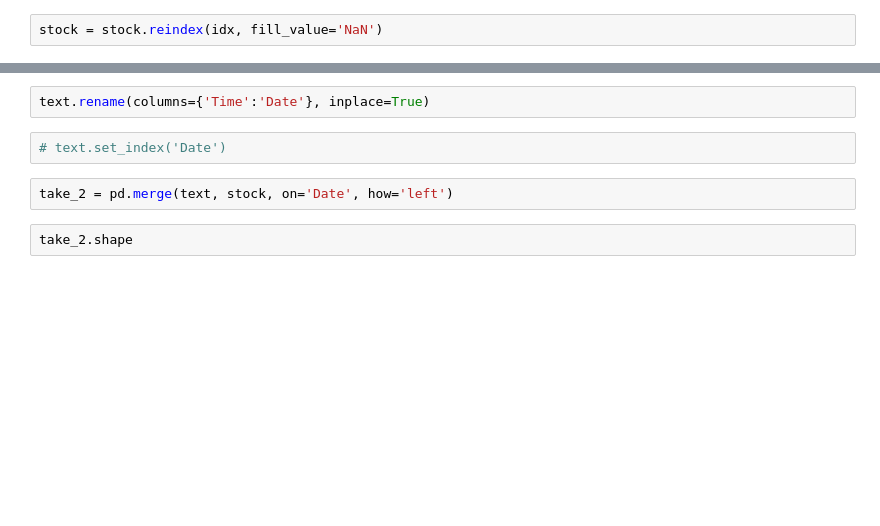
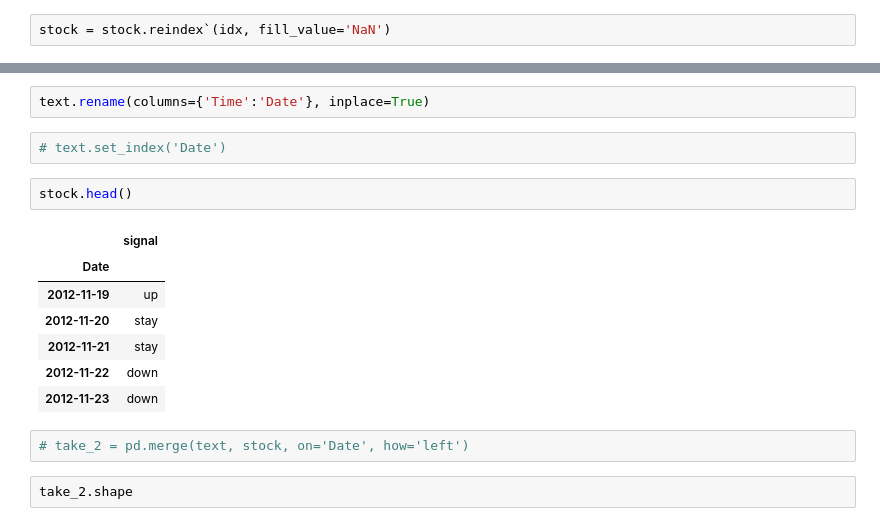
Before and after one commit to SproulHimself/TSLA_stock_twitter_sentiment_analysis, a Jupyter notebook: Merging Data.ipynb, the cells around one changed output, grey strips where cells are left out. Drawn from its saved outputs; the diff is of its cells as text; blank space fills up the shorter version.

```diff
--- a/Merging Data.ipynb
+++ b/Merging Data.ipynb
@@ -48,4 +67,4 @@ idx = pd.date_range('2012-11-19', '2017-09-29')
 # %%
 stock.index = pd.DatetimeIndex(stock.index)
 # %%
-stock = stock.reindex(idx, fill_value='NaN')
+stock = stock.reindex`(idx, fill_value='NaN')
@@ -55,8 +76,18 @@ stock = stock.reindex(idx, fill_value='NaN')
 text.rename(columns={'Time':'Date'}, inplace=True)
 # %%
 # text.set_index('Date')
+# %%
+stock.head()
+# %% [output]
+|  | signal |
+| Date |  |
+| 2012-11-19 | up |
+| 2012-11-20 | stay |
+| 2012-11-21 | stay |
+| 2012-11-22 | down |
+| 2012-11-23 | down |
 # %%
-take_2 = pd.merge(text, stock, on='Date', how='left')
+# take_2 = pd.merge(text, stock, on='Date', how='left')
 # %%
 take_2.shape
 # %% [output]
```
Also changed, not shown: parts of 15 cells of this notebook, 1 other file.
